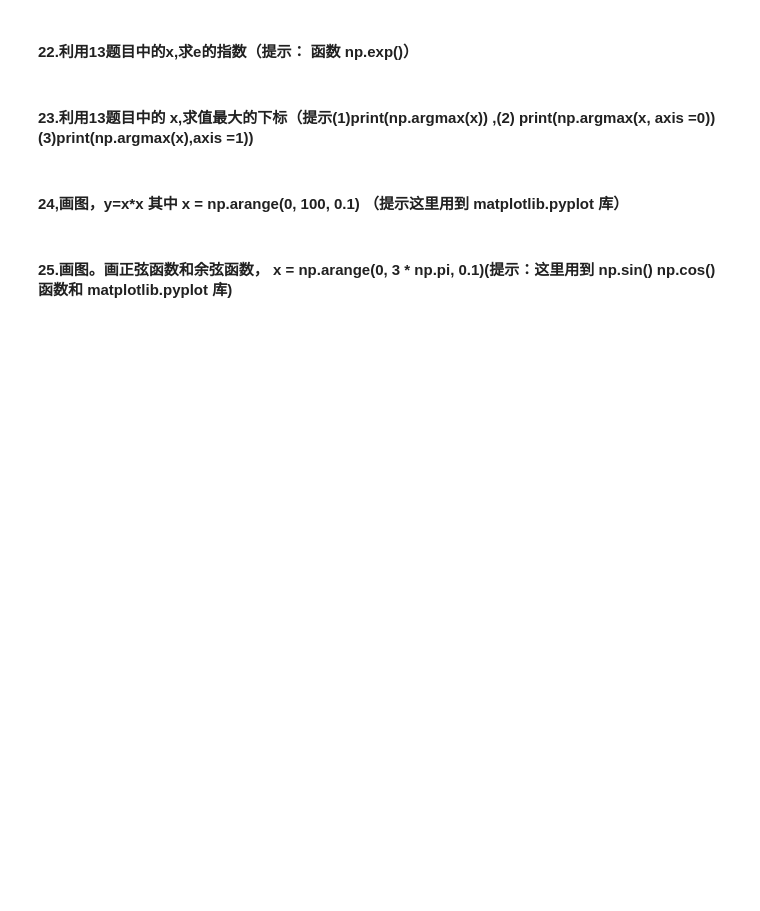
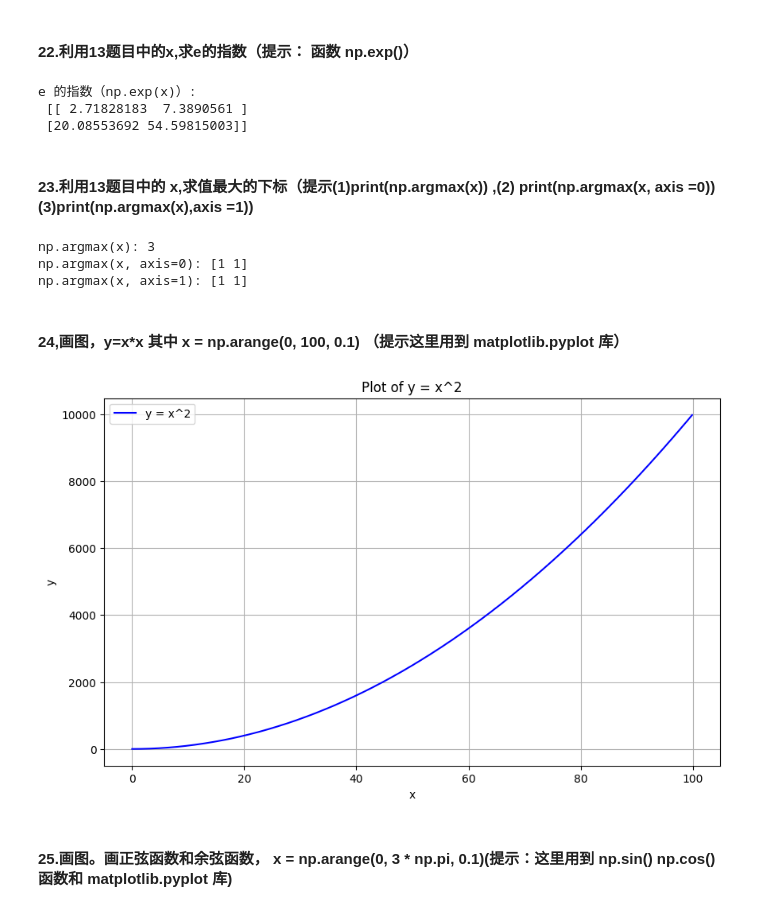
Before and after one commit to 2896943143/exercise_2253102, a Jupyter notebook: chap1_warmup/numpy_ tutorial.ipynb, the cells around one changed output. Drawn from its saved outputs; the diff is of its cells as text; code cells hidden in the pictures; blank space fills up the shorter version.

```diff
--- a/chap1_warmup/numpy_ tutorial.ipynb
+++ b/chap1_warmup/numpy_ tutorial.ipynb
@@ -136,8 +286,47 @@ b(0,0): 3
 # %% [markdown]
 #### 22.利用13题目中的x,求e的指数（提示： 函数 np.exp()）
+# %%
+print("e 的指数（np.exp(x)）:\n", np.exp(x))
+# %% [output]
+e 的指数（np.exp(x)）:
+ [[ 2.71828183  7.3890561 ]
+ [20.08553692 54.59815003]]
 # %% [markdown]
 #### 23.利用13题目中的 x,求值最大的下标（提示(1)print(np.argmax(x)) ,(2) print(np.argmax(x, axis =0))(3)print(np.argmax(x),axis =1))
+# %%
+# (1) 对整个数组求值最大的下标
+print("np.argmax(x):", np.argmax(x))
+
+# (2) 对每一列求值最大的下标（沿 axis=0）
+print("np.argmax(x, axis=0):", np.argmax(x, axis=0))
+
+# (3) 对每一行求值最大的下标（沿 axis=1）
+print("np.argmax(x, axis=1):", np.argmax(x, axis=1))
+# %% [output]
+np.argmax(x): 3
+np.argmax(x, axis=0): [1 1]
+np.argmax(x, axis=1): [1 1]
 # %% [markdown]
 #### 24,画图，y=x*x 其中 x = np.arange(0, 100, 0.1) （提示这里用到  matplotlib.pyplot 库）
+# %%
+import matplotlib.pyplot as plt
+
+# 定义 x 的取值范围
+x = np.arange(0, 100, 0.1)
+
+# 计算 y = x^2
+y = x ** 2
+
+# 创建图形
+plt.figure(figsize=(10, 6))  # 设置图形大小
+plt.plot(x, y, label="y = x^2", color="blue")  # 绘制曲线
+plt.title("Plot of y = x^2")  # 设置标题
+plt.xlabel("x")  # 设置 x 轴标签
+plt.ylabel("y")  # 设置 y 轴标签
+plt.grid(True)  # 显示网格
+plt.legend()  # 显示图例
+plt.show()  # 显示图形
+# %% [output]
+[figure, added]
 # %% [markdown]
 #### 25.画图。画正弦函数和余弦函数， x = np.arange(0, 3 * np.pi, 0.1)(提示：这里用到 np.sin() np.cos() 函数和 matplotlib.pyplot 库)
```
Also changed, not shown: parts of 17 cells of this notebook.
